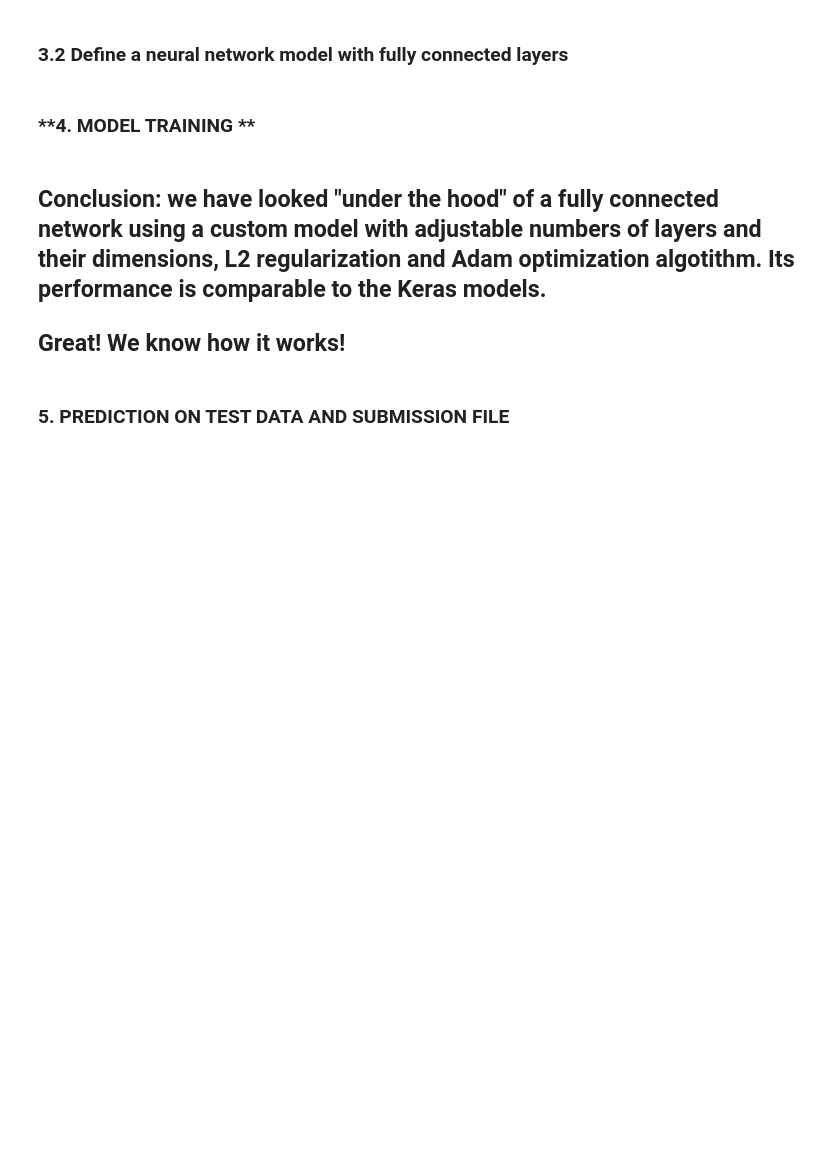
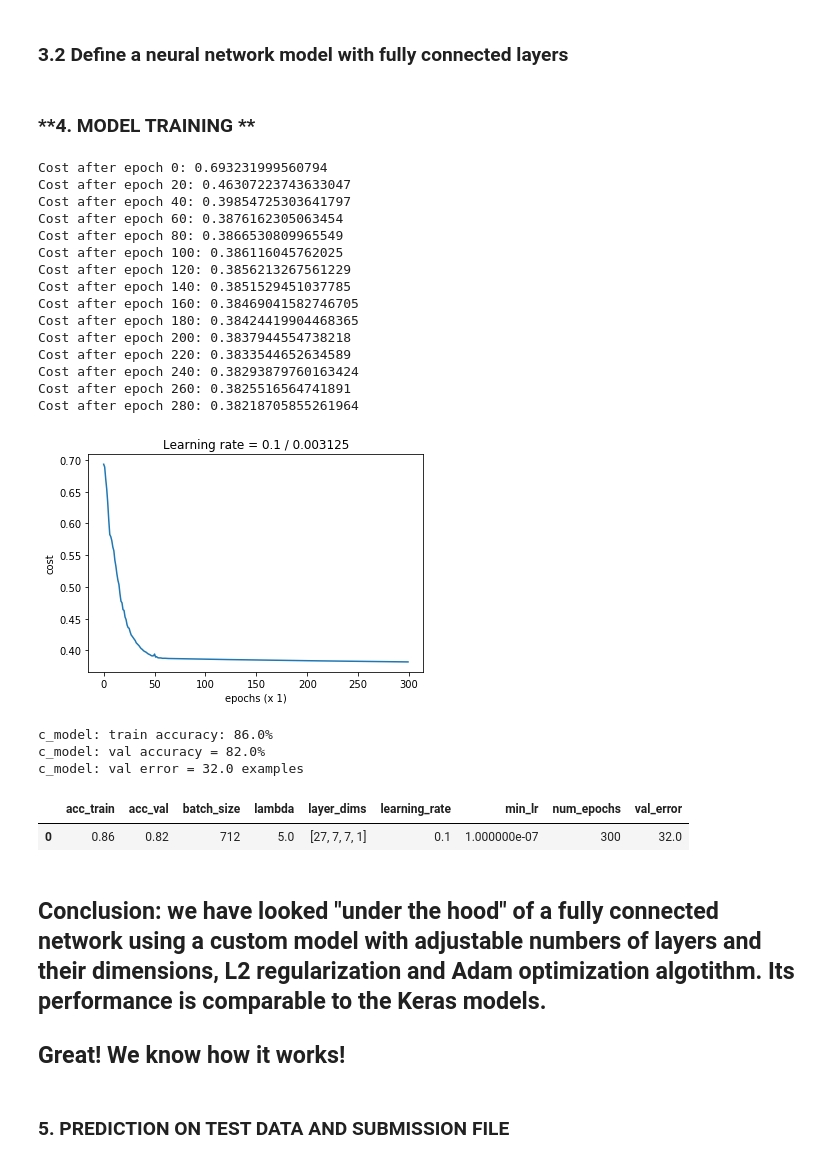
Before and after one commit to szaitseff/Kaggle, a Jupyter notebook: UnderTheHood_DenseNet_Titanic.ipynb, the cells around one changed output. Drawn from its saved outputs; the diff is of its cells as text; code cells hidden in the pictures; blank space fills up the shorter version.

```diff
--- a/UnderTheHood_DenseNet_Titanic.ipynb
+++ b/UnderTheHood_DenseNet_Titanic.ipynb
@@ -576,16 +747,16 @@ class Custom_model(object):
                     lr = lr / 2   # reduce lr, but not below the min value
                 cost_prev = cost  # save cost value for the next iteration
 
-            # Print the cost every 100 epoch
-            if print_cost and epoch % 50 == 0:
+            # Print the cost every 20 epoch
+            if print_cost and epoch % 20 == 0:
                 print(f"Cost after epoch {epoch}: {cost}")
-            if print_cost and epoch % 10 == 0:
+            if print_cost and epoch % 1 == 0:
                 costs.append(cost)
         # plot the Learning curve
         if print_cost:
             plt.plot(np.squeeze(costs))
             plt.ylabel("cost")
-            plt.xlabel("epochs (x 10)")
+            plt.xlabel("epochs (x 1)")
             plt.title(f"Learning rate = {lr_0} / {lr}")
             plt.show()
 # %% [markdown]
@@ -598,43 +769,65 @@ records_list = []
 c_model = Custom_model(layer_dims)
 
 # Set hyperparameters that we want to tune for the custom model:
-lr              = 0.1       # the learning rate for the gradient descent
+lr              = 1e-1       # the learning rate for the gradient descent
 min_lr          = 1e-7       # the lower threshold of the learning rate decay
 optimizer       = 'adam'
 batch_size      = m_train
 num_epochs      = 300
-lambd           = 5      # lambda - regularization hyperparameter, scalar
+lambd           = 5e+0          # lambda - regularization hyperparameter, scalar
 
 # Train the model at various hyperparameters settings:
 c_model.fit(X_train, Y_train, batch_size=batch_size, num_epochs=num_epochs,
             lr=lr, lambd=lambd, optimizer=optimizer, print_cost=True)
 
 # Evaluation on the train data:
 predict_train = c_model.predict(X_train)
 c_train_acc = round(np.sum(predict_train == Y_train)/m_train, 2)
 
 # Evaluation on the validation data:
 predict_val = c_model.predict(X_val)
 c_val_acc = round(np.sum(predict_val == Y_val)/m_val, 2)
 
 print(f"c_model: train accuracy: {c_train_acc * 100}%")
 print(f"c_model: val accuracy = {c_val_acc * 100}%")
 print(f'c_model: val error = {round((1 - c_val_acc) * m_val)} examples')
 
 # Update the journal of hyperparameters tuning records
 record = {'layer_dims'   : c_model.get_layer_dims(),
           'acc_train'    : c_train_acc,
           'acc_val'      : c_val_acc,
           'val_error'    : round((1 - c_val_acc) * m_val),
           'batch_size'   : batch_size,
           'num_epochs'   : num_epochs,
           'learning_rate': lr,
           'min_lr'       : min_lr,
           'lambda'       : lambd}
 
 records_list.append(record)
 journal = pd.DataFrame(records_list)   # saves records only when repeatedly running the current cell
 journal
+# %% [output]
+Cost after epoch 0: 0.693231999560794
+Cost after epoch 20: 0.46307223743633047
+Cost after epoch 40: 0.39854725303641797
+Cost after epoch 60: 0.3876162305063454
+Cost after epoch 80: 0.3866530809965549
+Cost after epoch 100: 0.386116045762025
+Cost after epoch 120: 0.3856213267561229
+Cost after epoch 140: 0.3851529451037785
+Cost after epoch 160: 0.38469041582746705
+Cost after epoch 180: 0.38424419904468365
+Cost after epoch 200: 0.3837944554738218
+Cost after epoch 220: 0.3833544652634589
+Cost after epoch 240: 0.38293879760163424
+Cost after epoch 260: 0.3825516564741891
+Cost after epoch 280: 0.38218705855261964
+[figure, added]
+c_model: train accuracy: 86.0%
+c_model: val accuracy = 82.0%
+c_model: val error = 32.0 examples
+|  | acc_train | acc_val | batch_size | lambda | layer_dims | learning_rate | min_lr | num_epochs | val_error |
+| 0 | 0.86 | 0.82 | 712 | 5.0 | [27, 7, 7, 1] | 0.1 | 1.000000e-07 | 300 | 32.0 |
 # %% [markdown]
 ## Conclusion: we have looked "under the hood" of a fully connected network using a custom model with adjustable numbers of layers and their dimensions, L2 regularization and Adam optimization algotithm. Its performance is comparable to the Keras models.
 
```
Also changed, not shown: parts of 23 cells of this notebook, 1 other file.
